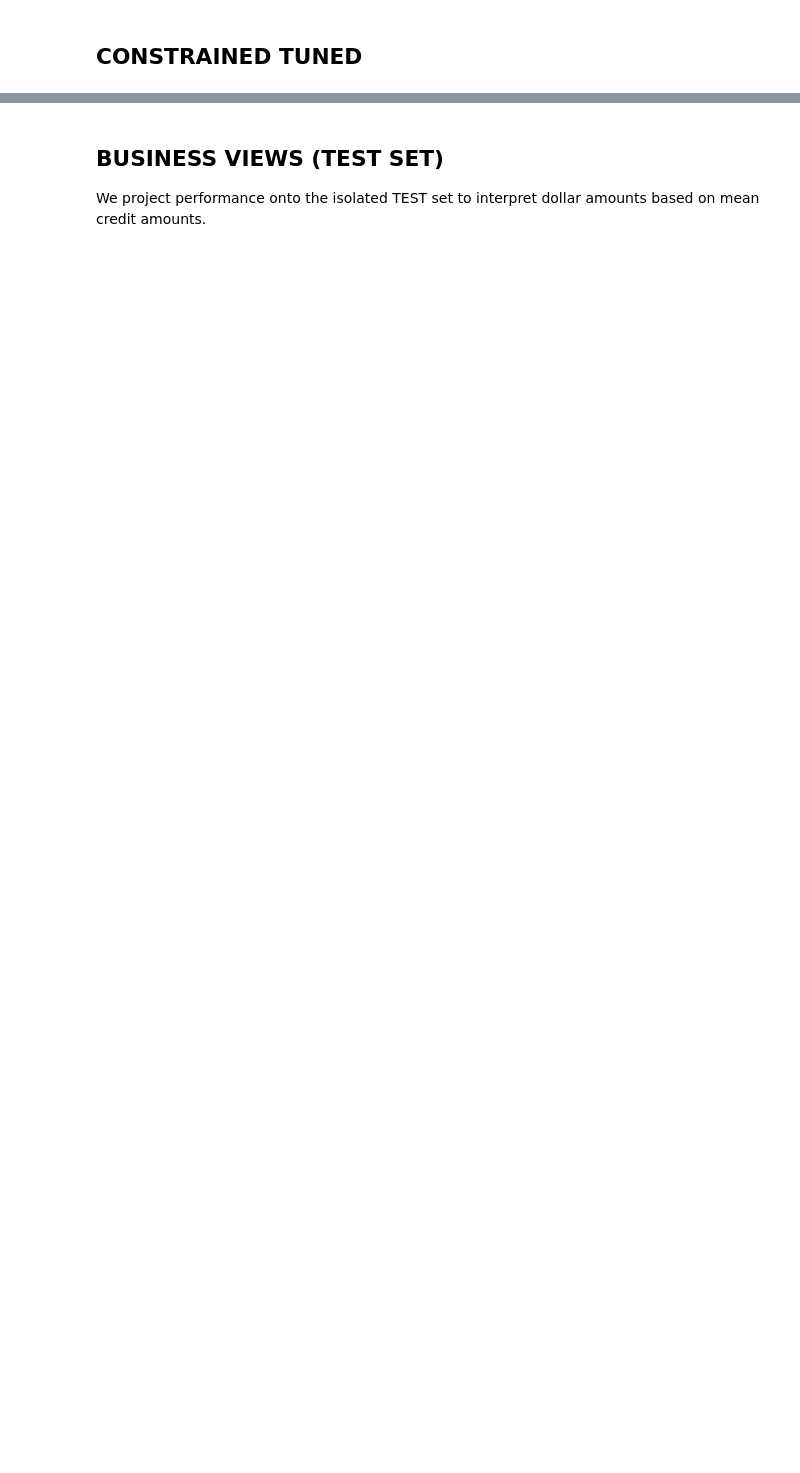
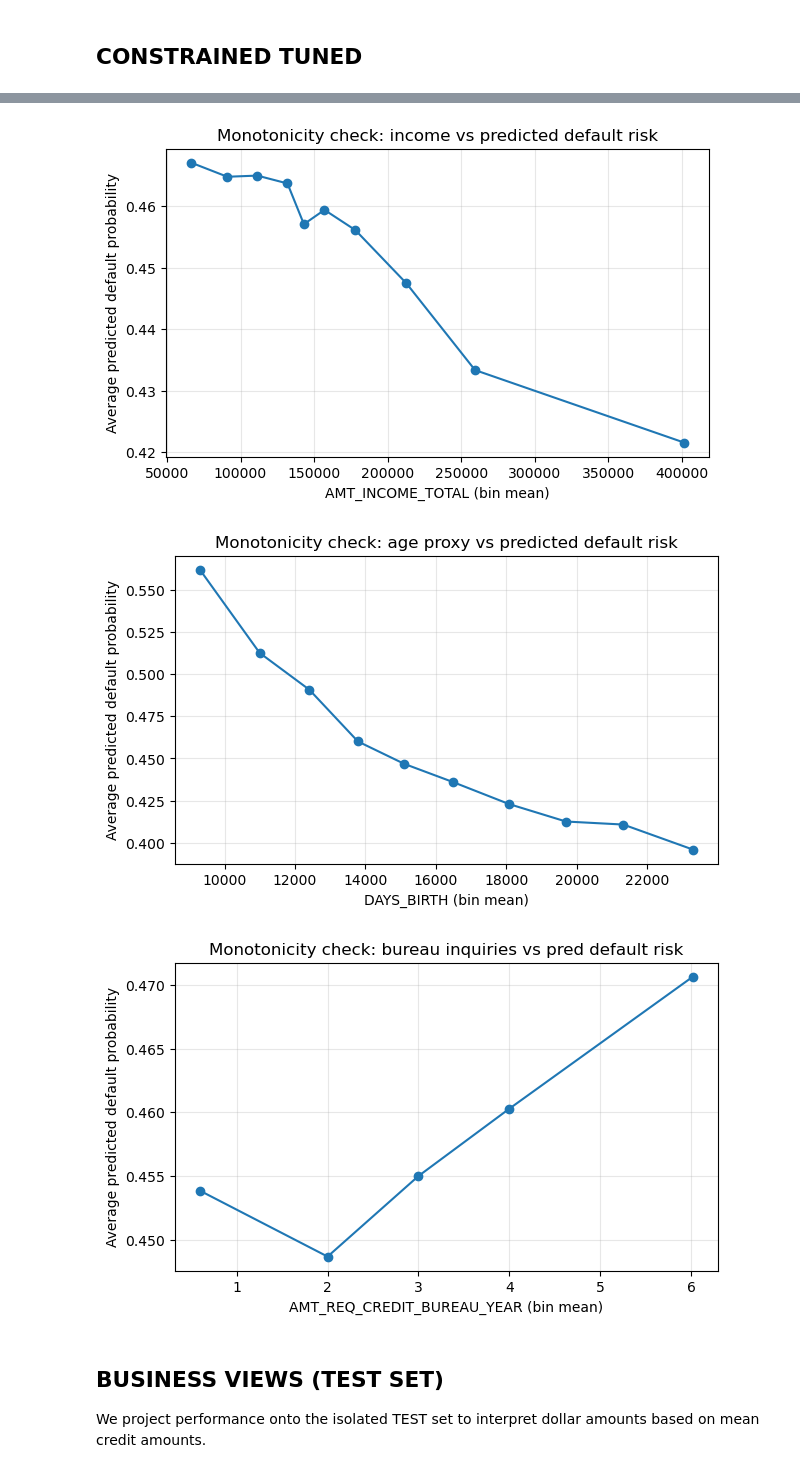
Before and after one commit to jlsampedromazon/credit-risk-model-constraint-eval, a Jupyter notebook: scripts/cart_models.ipynb, the cells around one changed output, grey strips where cells are left out. Saved outputs shown, nothing was run; the diff lists cells and outputs as text; code cells hidden in the pictures; blank space fills up the shorter version.

```diff
--- a/scripts/cart_models.ipynb
+++ b/scripts/cart_models.ipynb
@@ -37,4 +33,8 @@ TEST_COMPARE_CSV = CART_OUTPUT_DIR / "cart_test_comparison.csv"
 CART_BUSINESS_SUMMARY_CSV = CART_OUTPUT_DIR / "cart_business_summary.csv"
 FIXED_APPROVAL_COMPARE_CSV = CART_OUTPUT_DIR / "cart_business_fixed_approval_rate_comparison.csv"
 FIXED_BAD_RATE_COMPARE_CSV = CART_OUTPUT_DIR / "cart_business_fixed_bad_rate_comparison.csv"
+FIXED_BAD_RATE_SENSITIVITY_CSV = CART_OUTPUT_DIR / "cart_business_fixed_bad_rate_sensitivity.csv"
+INCOME_MONOTONICITY_CHECK_CSV = CART_OUTPUT_DIR / "cart_income_monotonicity_check.csv"
+AGE_MONOTONICITY_CHECK_CSV = CART_OUTPUT_DIR / "cart_age_monotonicity_check.csv"
+BUREAU_YEAR_MONOTONICITY_CHECK_CSV = CART_OUTPUT_DIR / "cart_bureau_year_monotonicity_check.csv"
 # %%
@@ -203,23 +225,14 @@ param_grid = {
 
 best_pr_auc = -1
 best_cart_unconstrained = None
-search_results = []
 
 for params in ParameterGrid(param_grid):
     clf = DecisionTreeClassifier(**params, class_weight="balanced", random_state=42)
     clf.fit(X_train_ready, y_train)
-
-    model_lbl = f"cart_unconstrained_d{params['max_depth']}_l{params['min_samples_leaf']}"
-    val_res = evaluate_binary_model(clf, X_val_ready, y_val, "validation", model_lbl)
-    search_results.append(val_res)
-
+    val_res = evaluate_binary_model(clf, X_val_ready, y_val, "validation", f"cart_unconstrained_d{params['max_depth']}_l{params['min_samples_leaf']}")
     if val_res['pr_auc'] > best_pr_auc:
         best_pr_auc = val_res['pr_auc']
         best_cart_unconstrained = clf
 
-search_results_df = pd.DataFrame(search_results).sort_values(by='pr_auc', ascending=False)
-display(search_results_df.head(3))
-
 tuned_val_prob = best_cart_unconstrained.predict_proba(X_val_ready)[:, 1]
 tuned_val_result = evaluate_binary_model(best_cart_unconstrained, X_val_ready, y_val, "validation", "cart_unconstrained_tuned")
-print("Unconstrained Tuned validation results:", tuned_val_result)
@@ -348,3 +318,50 @@ Test Metrics Comparison:
+# %%
+def monotonicity_check_table(model, X, feature_name, n_bins=10):
+    check_df = pd.DataFrame({
+        feature_name: X[feature_name],
+        "pred_prob": model.predict_proba(X)[:, 1]
+    }).copy()
+
+    check_df["bin"] = pd.qcut(check_df[feature_name], q=n_bins, duplicates="drop")
+
+    summary_df = (
+        check_df
+        .groupby("bin", observed=False)
+        .agg(
+            feature_mean=(feature_name, "mean"),
+            avg_pred_prob=("pred_prob", "mean"),
+            count=("pred_prob", "size")
+        )
+        .reset_index()
+    )
+    return summary_df
+
+# Check and Save
+income_monotonicity_df = monotonicity_check_table(best_cart_constrained, X_val_ready, "AMT_INCOME_TOTAL", n_bins=10)
+age_monotonicity_df = monotonicity_check_table(best_cart_constrained, X_val_ready, "DAYS_BIRTH", n_bins=10)
+bureau_year_monotonicity_df = monotonicity_check_table(best_cart_constrained, X_val_ready, "AMT_REQ_CREDIT_BUREAU_YEAR", n_bins=10)
+
+income_monotonicity_df.to_csv(INCOME_MONOTONICITY_CHECK_CSV, index=False)
+age_monotonicity_df.to_csv(AGE_MONOTONICITY_CHECK_CSV, index=False)
+bureau_year_monotonicity_df.to_csv(BUREAU_YEAR_MONOTONICITY_CHECK_CSV, index=False)
+
+# Plots
+for df, title, xlabel in zip(
+    [income_monotonicity_df, age_monotonicity_df, bureau_year_monotonicity_df],
+    ["Monotonicity check: income vs predicted default risk", "Monotonicity check: age proxy vs predicted default risk", "Monotonicity check: bureau inquiries vs pred default risk"],
+    ["AMT_INCOME_TOTAL (bin mean)", "DAYS_BIRTH (bin mean)", "AMT_REQ_CREDIT_BUREAU_YEAR (bin mean)"]
+):
+    plt.figure(figsize=(7, 4))
+    plt.plot(df["feature_mean"], df["avg_pred_prob"], marker="o")
+    plt.xlabel(xlabel)
+    plt.ylabel("Average predicted default probability")
+    plt.title(title)
+    plt.grid(True, alpha=0.3)
+    plt.show()
+# %% [output]
+[figure, added]
+[figure, added]
+[figure, added]
 # %% [markdown]
 ## BUSINESS VIEWS (TEST SET)
 
```
Also changed, not shown: parts of 19 cells of this notebook.
